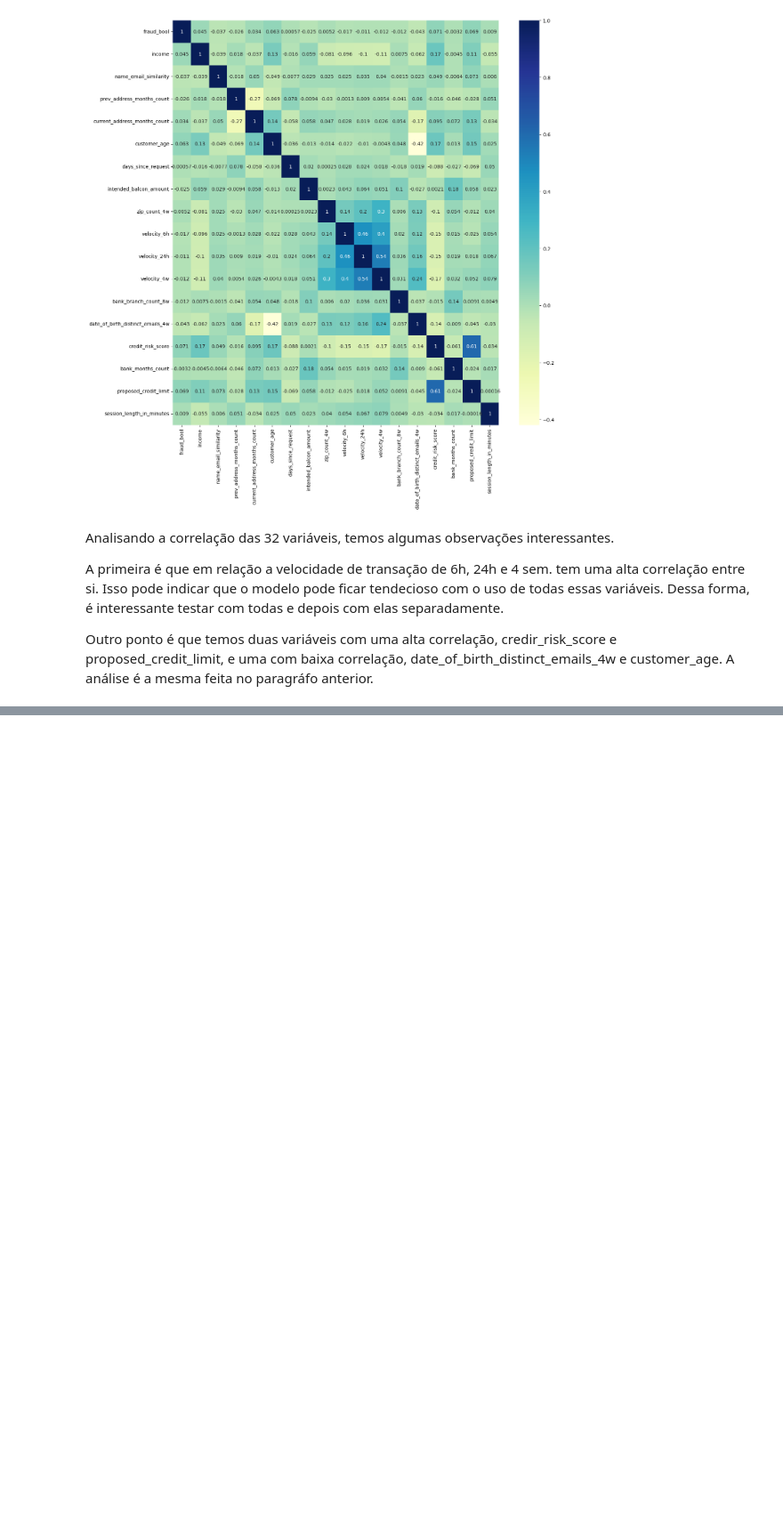
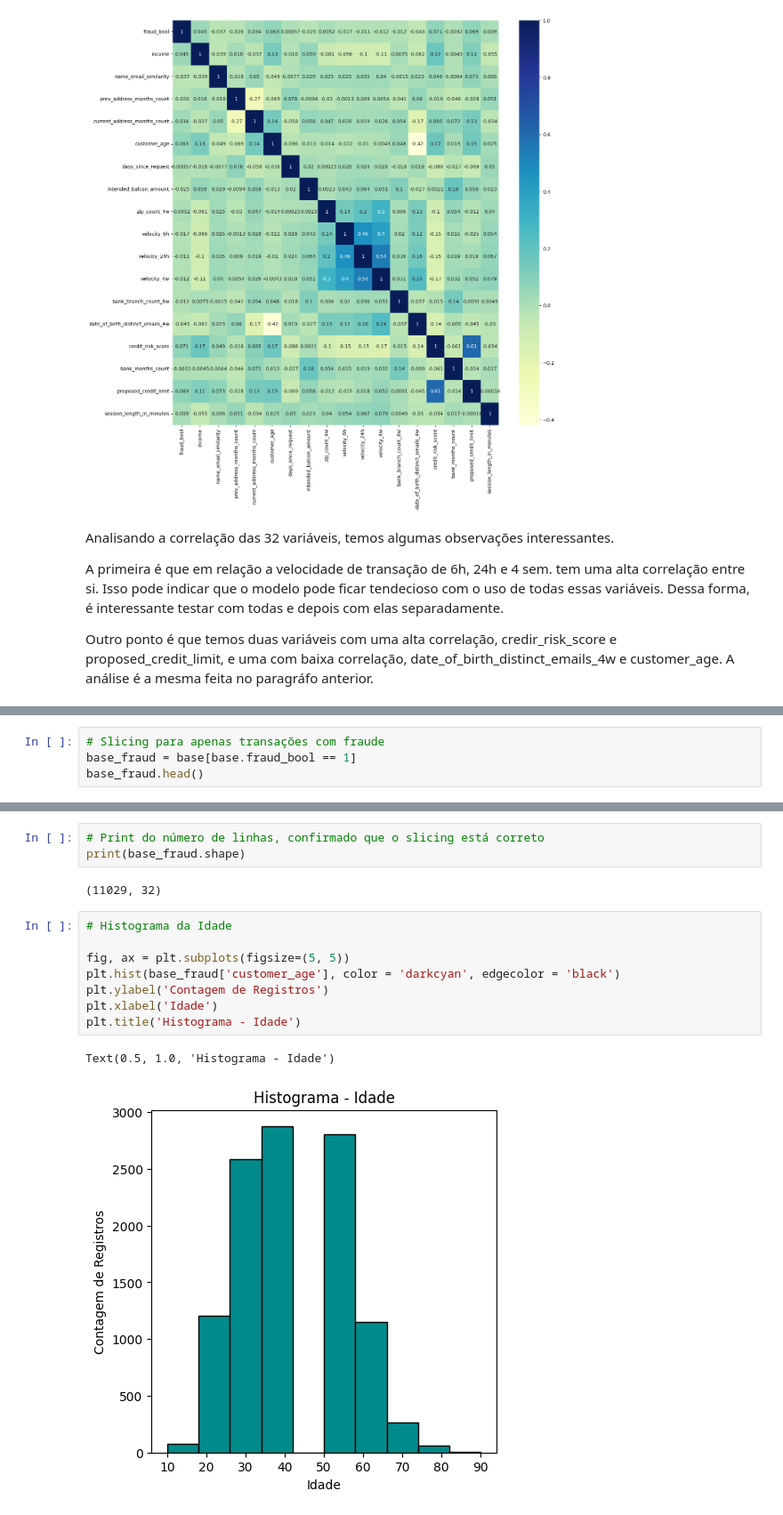
Before and after one commit to marcosmorais94/fraud_bankaccount, a Jupyter notebook: bank_fraud.ipynb, the cells around one changed output, grey strips where cells are left out. Shown at 89% size. Drawn from its saved outputs; the diff is of its cells as text; blank space fills up the shorter version.

```diff
--- a/bank_fraud.ipynb
+++ b/bank_fraud.ipynb
@@ -152,0 +106,4 @@ Aqui vemos que o dataset está desbalanceado, o que era esperado visto que temos
+# %%
+# Slicing para apenas transações com fraude
+base_fraud = base[base.fraud_bool == 1]
+base_fraud.head()
@@ -152,0 +118,16 @@ Aqui vemos que o dataset está desbalanceado, o que era esperado visto que temos
+# %%
+# Print do número de linhas, confirmado que o slicing está correto
+print(base_fraud.shape)
+# %% [output]
+(11029, 32)
+# %%
+# Histograma da Idade
+
+fig, ax = plt.subplots(figsize=(5, 5))
+plt.hist(base_fraud['customer_age'], color = 'darkcyan', edgecolor = 'black')
+plt.ylabel('Contagem de Registros')
+plt.xlabel('Idade')
+plt.title('Histograma - Idade')
+# %% [output]
+Text(0.5, 1.0, 'Histograma - Idade')
+[figure, added]
```
Also changed, not shown: parts of 13 cells of this notebook.
